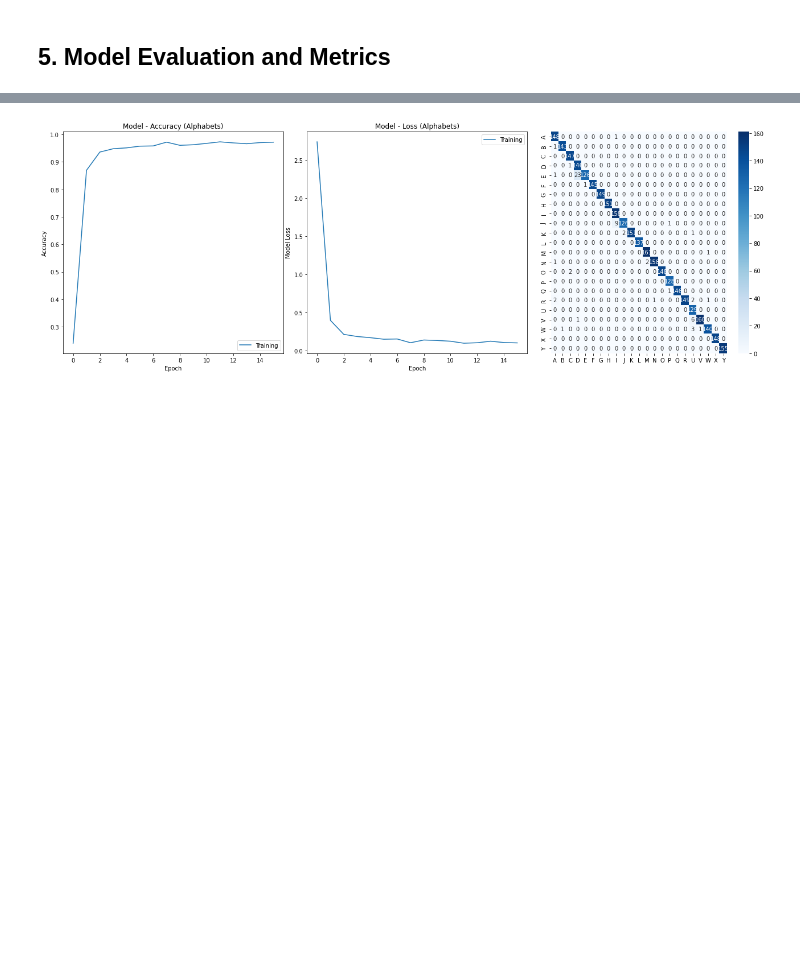
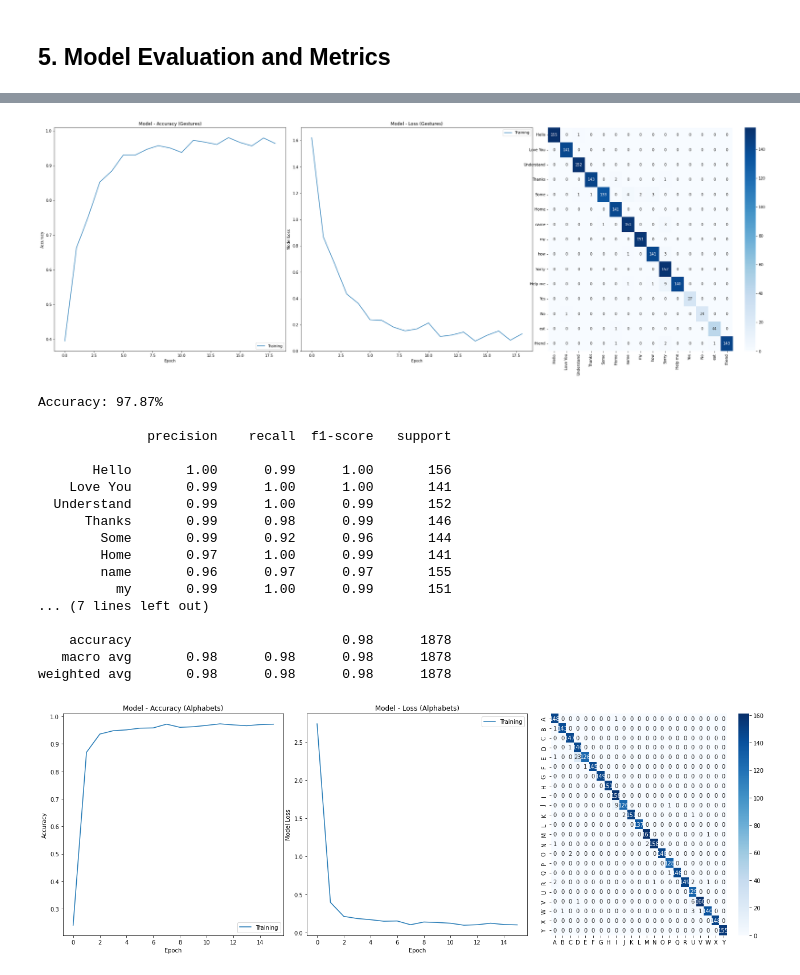
Before and after one commit to Srinivas-Natarajan/Gesture-Recognition-for-Sign-Language-Translation, a Jupyter notebook: ML/playground/Gesture Training.ipynb, the cells around one changed output, grey strips where cells are left out. Cells and saved outputs as stored; diff of their text form; code cells hidden in the pictures; blank space fills up the shorter version.

```diff
--- a/ML/playground/Gesture Training.ipynb
+++ b/ML/playground/Gesture Training.ipynb
@@ -557,3 +565,24 @@ weighted avg       0.97      0.97      0.97      1337
+# %%
+evaluate_model(history, X_test, y_test, model, title="Gestures")
+# %% [output]
+[figure, added]
+Accuracy: 97.87%
+
+              precision    recall  f1-score   support
+
+       Hello       1.00      0.99      1.00       156
+    Love You       0.99      1.00      1.00       141
+  Understand       0.99      1.00      0.99       152
+      Thanks       0.99      0.98      0.99       146
+        Some       0.99      0.92      0.96       144
+        Home       0.97      1.00      0.99       141
+        name       0.96      0.97      0.97       155
+          my       0.99      1.00      0.99       151
+... (7 lines left out)
+
+    accuracy                           0.98      1878
+   macro avg       0.98      0.98      0.98      1878
+weighted avg       0.98      0.98      0.98      1878
 # %%
 evaluate_model(history, X_test, y_test, model, title="Alphabets")
 # %% [output]
```
Also changed, not shown: parts of 19 cells of this notebook, 24 other files.
